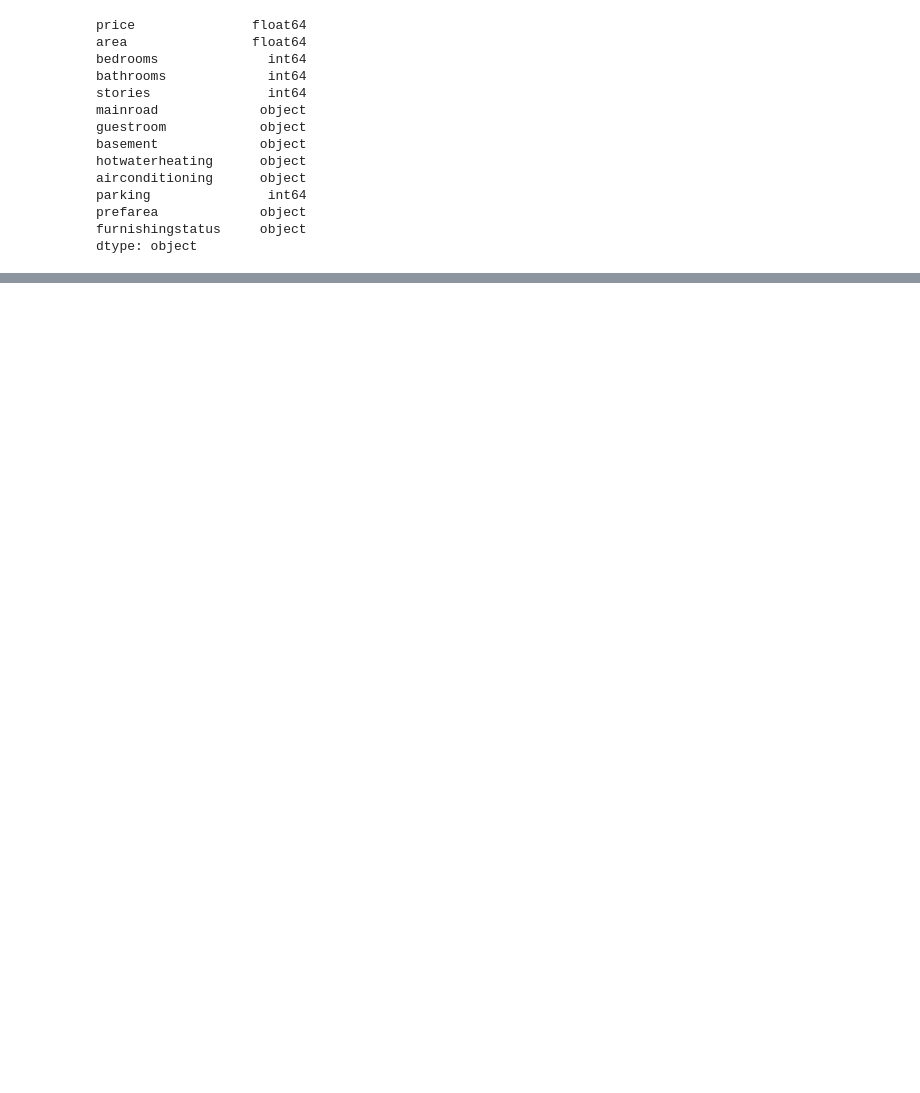
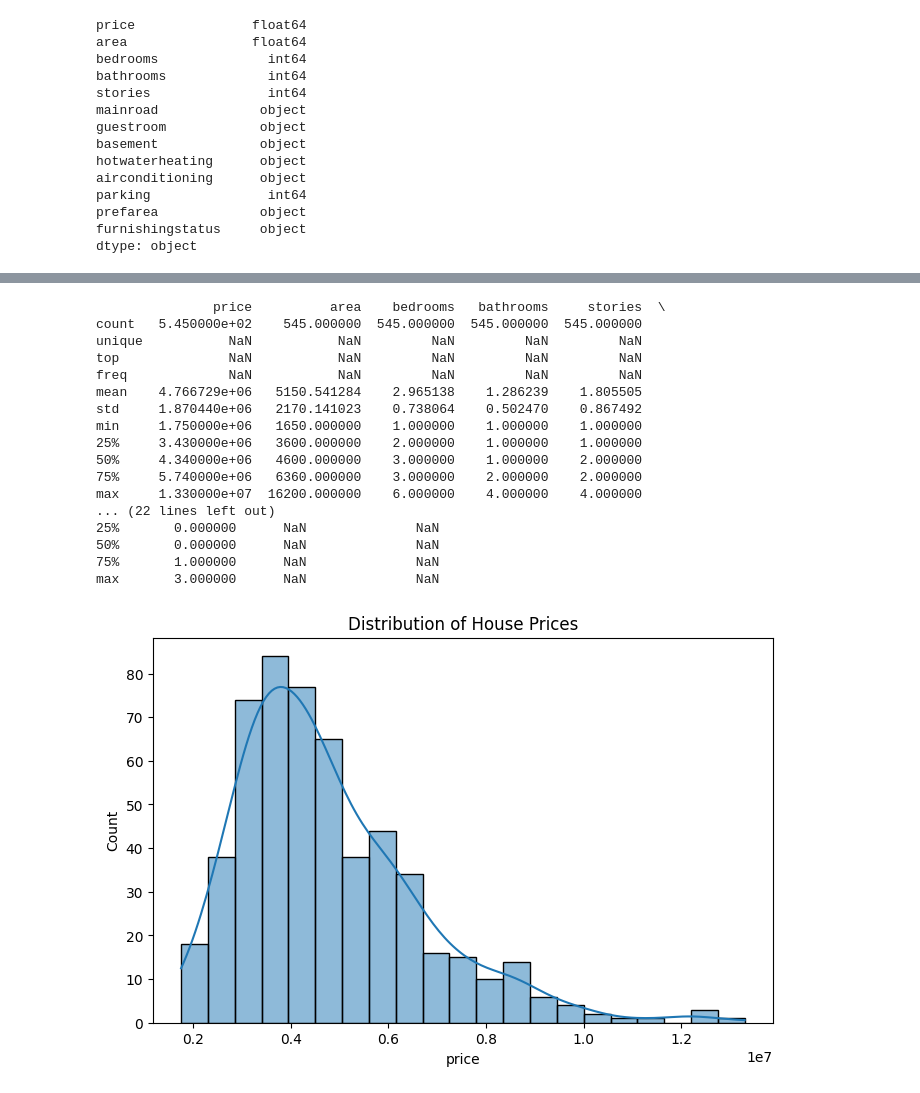
Before and after one commit to sumit447/House_Price_Predicition_System, a Jupyter notebook: House_Price_Predicition.ipynb, the cells around one changed output, grey strips where cells are left out. Saved outputs shown, nothing was run; the diff lists cells and outputs as text; code cells hidden in the pictures; blank space fills up the shorter version.

```diff
--- a/House_Price_Predicition.ipynb
+++ b/House_Price_Predicition.ipynb
@@ -7,7 +7,7 @@ from sklearn.preprocessing import OneHotEncoder,LabelEncoder,StandardScaler
 from sklearn.linear_model import LinearRegression
 from sklearn.metrics import accuracy_score,mean_absolute_error,mean_squared_error,r2_score
 # %%
-df=pd.read_csv('/Volumes/Utility/Python/Data_Science/Machine_Learning/housing_price_predicition/Data_set/Housing.csv')
+df=pd.read_csv('/Volumes/Utility/All About data science/Python/Data_Science/Machine_Learning/housing_price_predicition/Data_set/Housing.csv')
 # %%
 df.head()
 # %% [output]
@@ -121,0 +125,40 @@ dtype: object
+# %%
+#summary statistics
+print(df.describe(include='all'))
+
+#price distribution
+plt.figure(figsize=(8,5))
+sns.histplot(df['price'],kde=True)
+plt.title('Distribution of House Prices')
+plt.show()
+
+#Area vs Price
+plt.figure(figsize=(8,5))
+sns.scatterplot(x='area',y='price',data=df)
+plt.title('Area Vs Price')
+plt.show()
+
+#Bedrooms vs Price
+plt.figure(figsize=(8,5))
+sns.boxplot(x='bedrooms',y='price',data=df)
+plt.title('Bedrooms vs Price')
+plt.show()
+# %% [output]
+               price          area    bedrooms   bathrooms     stories  \
+count   5.450000e+02    545.000000  545.000000  545.000000  545.000000
+unique           NaN           NaN         NaN         NaN         NaN
+top              NaN           NaN         NaN         NaN         NaN
+freq             NaN           NaN         NaN         NaN         NaN
+mean    4.766729e+06   5150.541284    2.965138    1.286239    1.805505
+std     1.870440e+06   2170.141023    0.738064    0.502470    0.867492
+min     1.750000e+06   1650.000000    1.000000    1.000000    1.000000
+25%     3.430000e+06   3600.000000    2.000000    1.000000    1.000000
+50%     4.340000e+06   4600.000000    3.000000    1.000000    2.000000
+75%     5.740000e+06   6360.000000    3.000000    2.000000    2.000000
+max     1.330000e+07  16200.000000    6.000000    4.000000    4.000000
+... (22 lines left out)
+25%       0.000000      NaN              NaN
+50%       0.000000      NaN              NaN
+75%       1.000000      NaN              NaN
+max       3.000000      NaN              NaN
+[figure, added]
```
Also changed, not shown: parts of 20 cells of this notebook, 1 other file.
